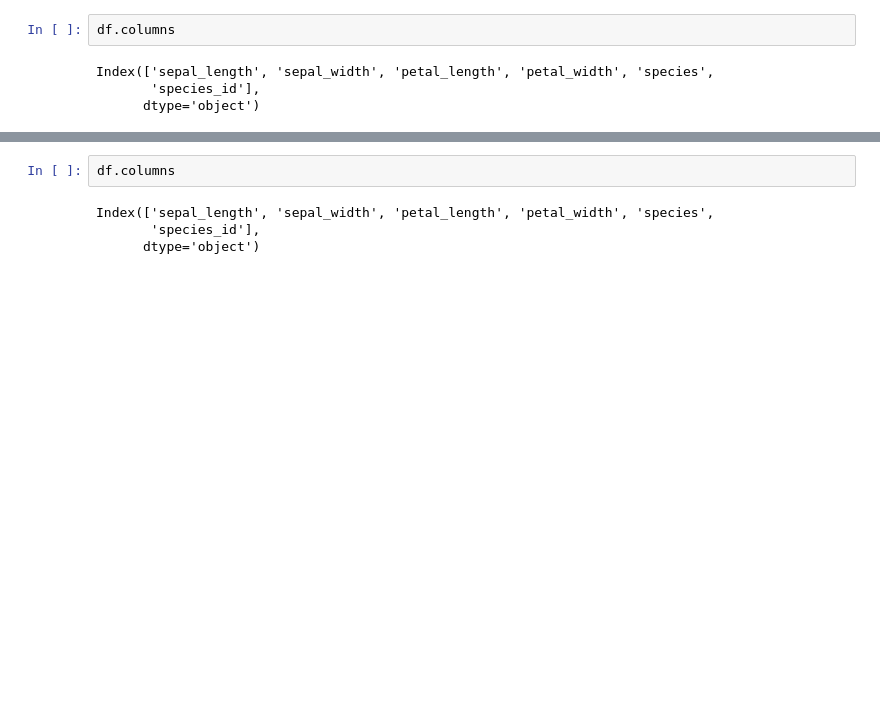
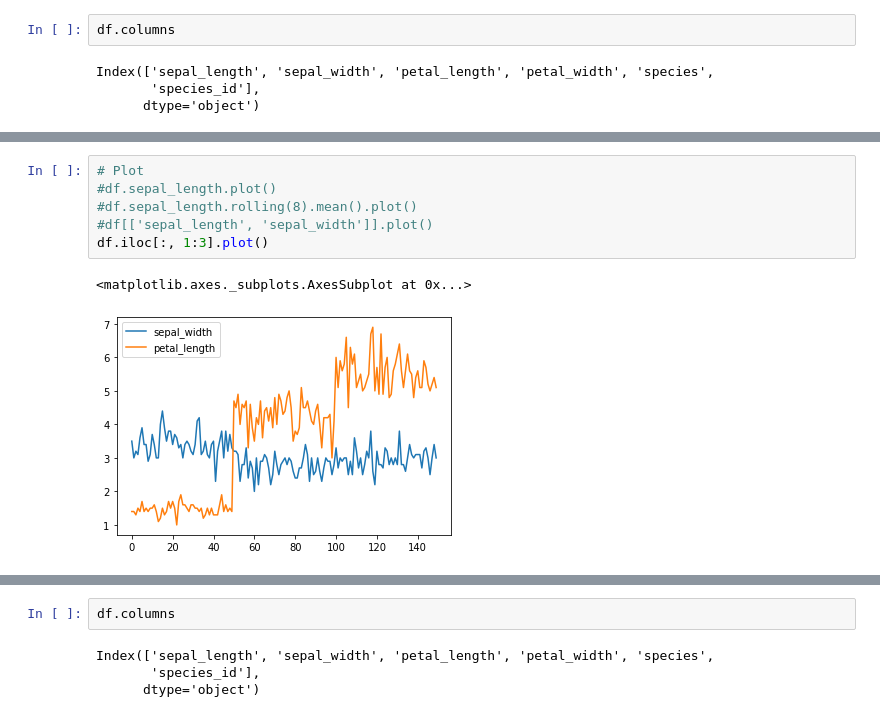
Before and after one commit to yekabe/DataModelingStepsML, a Jupyter notebook: Feature Selection for Machine Learning.ipynb, the cells around one changed output, grey strips where cells are left out. Cells and saved outputs as stored; diff of their text form; blank space fills up the shorter version.

```diff
--- a/Feature Selection for Machine Learning.ipynb
+++ b/Feature Selection for Machine Learning.ipynb
@@ -213,0 +231,9 @@ df.boxplot(column=['sepal_length', 'petal_length'])
+# %%
+# Plot
+#df.sepal_length.plot()
+#df.sepal_length.rolling(8).mean().plot()
+#df[['sepal_length', 'sepal_width']].plot()
+df.iloc[:, 1:3].plot()
+# %% [output]
+<matplotlib.axes._subplots.AxesSubplot at 0x...>
+[figure, added]
```
Also changed, not shown: parts of 15 cells of this notebook.
